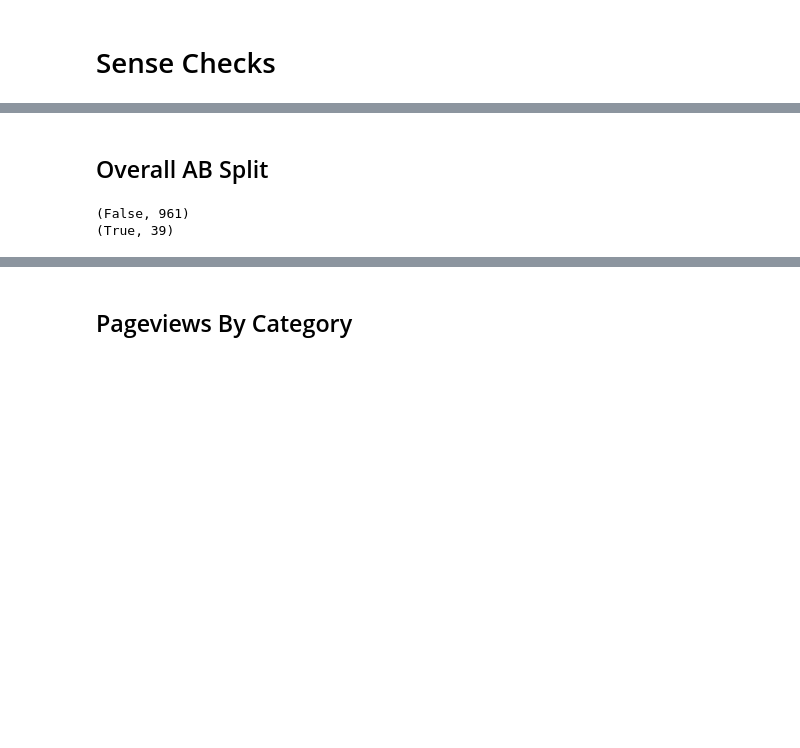
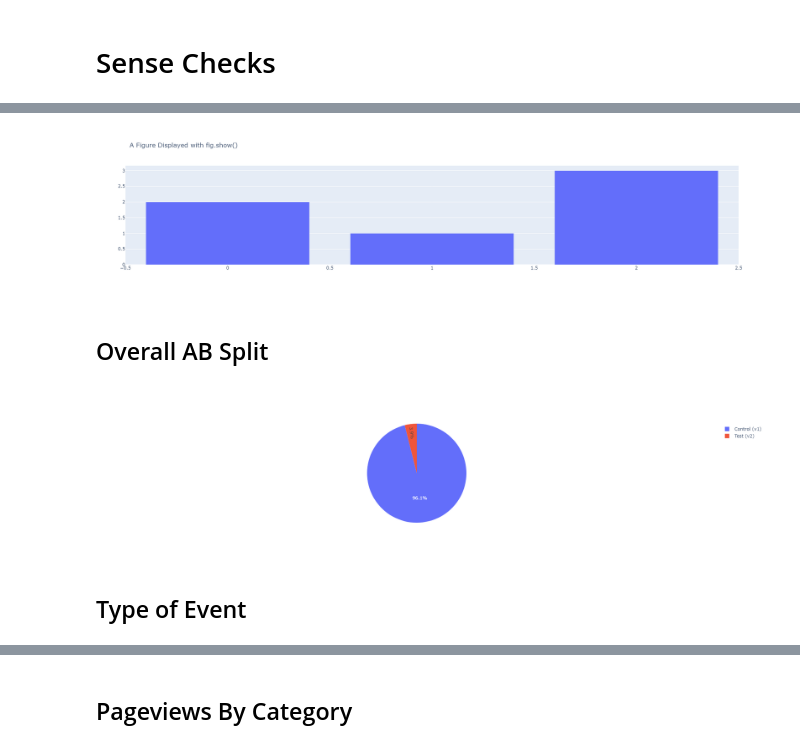
Before and after one commit to moneysmartco/blog-jupyter-notebooks, a Jupyter notebook: first_experiments.ipynb, the cells around one changed output, grey strips where cells are left out. Saved outputs shown, nothing was run; the diff lists cells and outputs as text; code cells hidden in the pictures; blank space fills up the shorter version.

Commit message:
starting to add charts

```diff
--- a/first_experiments.ipynb
+++ b/first_experiments.ipynb
@@ -452,5 +480,4 @@ fig = go.Figure(
     layout_title_text="A Figure Displayed with fig.show()"
 )
 fig.show()
-off.iplot(fig)
 # %% [output]
@@ -459,8 +484,21 @@ off.iplot(fig)
+[figure, added]
 # %% [markdown]
 ## Overall AB Split
 # %%
 ab_split_summary = events.groupby("is_test").count()["sent_at"]
-ab_split_summary_pretty = [[("Test" if z[0] else "Control"), z[1]] for a in ab_split_summary.iteritems()]
+ab_split_summary_pretty = [[("Test (v2)" if z[0] else "Control (v1)"), z[1]] for z in ab_split_summary.iteritems()]
+
+
+import plotly.graph_objects as go
+fig = make_subplots(1, 1)
+
+fig.add_trace(
+    go.Pie(values=[z[1] for z in ab_split_summary_pretty], labels=[z[0] for z in ab_split_summary_pretty]),
+)
+
+
+fig.show()
 # %% [output]
-(False, 961)
-(True, 39)
+[figure, added]
+# %% [markdown]
+## Type of Event
```
Also changed, not shown: parts of 8 cells of this notebook.
